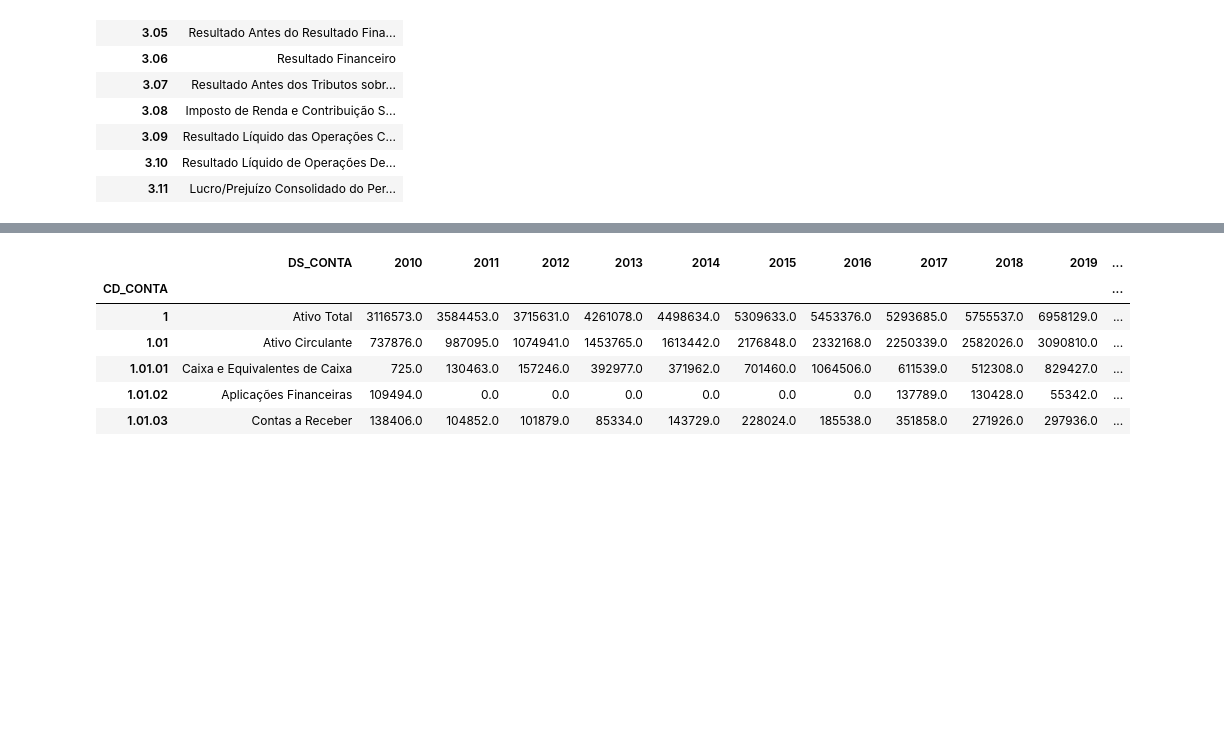
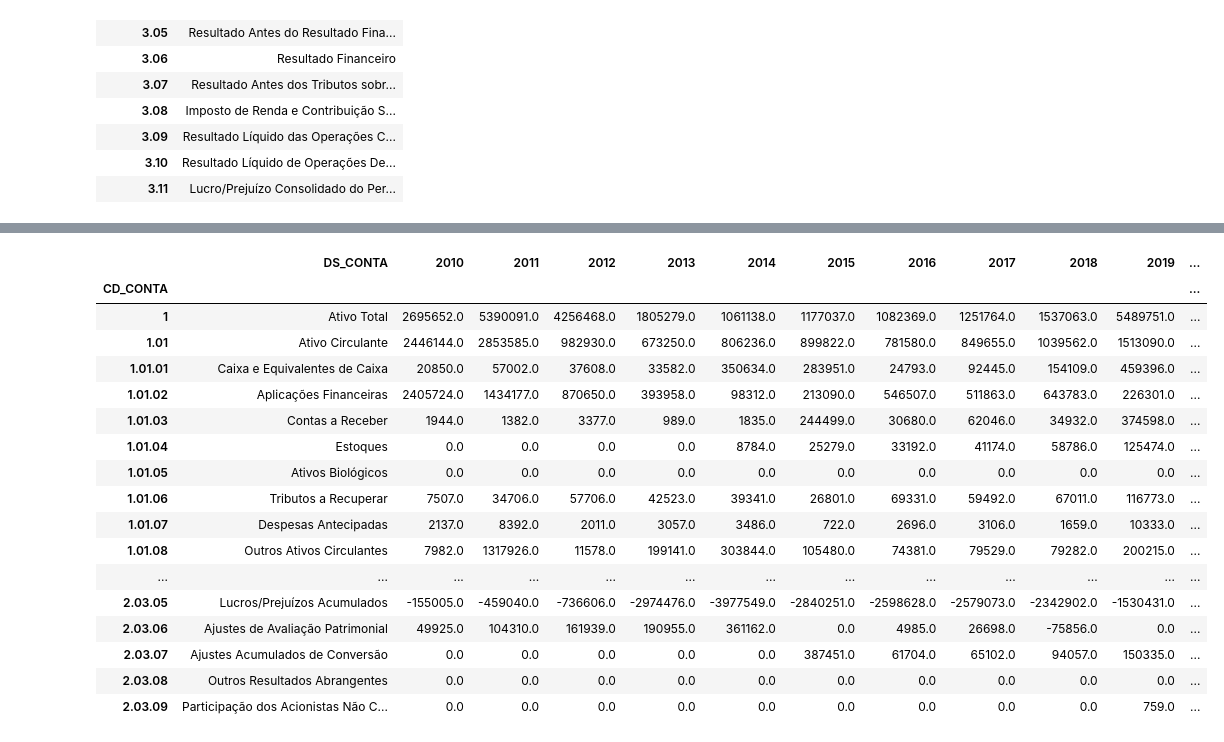
Before and after one commit to ggarmatter/Extrai-dados-CVM, a Jupyter notebook: Extrai dados CVM.ipynb, the cells around one changed output, grey strips where cells are left out. Cells and saved outputs as stored; diff of their text form; code cells hidden in the pictures; blank space fills up the shorter version.

```diff
--- a/Extrai dados CVM.ipynb
+++ b/Extrai dados CVM.ipynb
@@ -190,7 +187,7 @@ ITR DFC_MI_ind processado
 shutil.rmtree(f'{diretorio}/Data/temp')
 # %%
 #cria lista de empresas
-lista_empresas = pd.read_csv(f"./Data/processados/dfp_cia_aberta_BPA_{tipo}_{year_0}-{year}.csv", header=0, sep=",")[["DENOM_CIA", 'CD_CVM']].drop_duplicates()
+lista_empresas = pd.read_csv(f"./Data/processados/dfp_cia_aberta_BPA_{tipo}_{year_0}-{year}.csv", header=0, sep=",", encoding= "latin1")[["DENOM_CIA", 'CD_CVM']].drop_duplicates()
 lista_empresas.head()
 #lista_empresas.to_excel("lista_empresas.xlsx")
 # %% [output]
@@ -202,6 +199,7 @@ lista_empresas.head()
 | 393 | VBC ENERGIA SA | 14540 |
 # %%
 #busca codigo CVM e denominação da empresa desejada
+busca = "petro rio"
 empresa = lista_empresas[lista_empresas['DENOM_CIA'].str.contains(busca, case=False)]
 empresa
 # %% [output]
@@ -216,7 +214,7 @@ denom_cia, cd_cvm
 # %%
 # junta os dados anuais com trimestrais para pegar o DRE
-dre = pd.concat([pd.read_csv(f'./Data/processados/dfp_cia_aberta_DRE_{tipo}_{year_0}-{year}.csv'),
-                 pd.read_csv(f'./Data/processados/itr_cia_aberta_DRE_{tipo}_{year_0_tri}-{year}.csv')],
+dre = pd.concat([pd.read_csv(f'./Data/processados/dfp_cia_aberta_DRE_{tipo}_{year_0}-{year}.csv', encoding="latin1"),
+                 pd.read_csv(f'./Data/processados/itr_cia_aberta_DRE_{tipo}_{year_0_tri}-{year}.csv', encoding="latin1")],
                ignore_index=True).drop_duplicates()
 # filtra só para empresa que eu quero e para "último" para não ter dado duplicado
 dre = dre[((dre["DENOM_CIA"]==denom_cia) & (dre["ORDEM_EXERC"]=="ÚLTIMO"))].reset_index(drop=True)
@@ -285,10 +283,10 @@ resultado_dre
 11 rows × 22 columns
 # %%
 # junta os dados anuais com trimestrais para pegar o BP
-bp_dados = pd.concat([pd.read_csv(f'./Data/processados/dfp_cia_aberta_BPA_{tipo}_{year_0}-{year}.csv'),
-                 pd.read_csv(f'./Data/processados/itr_cia_aberta_BPA_{tipo}_{year_0_tri}-{year}.csv'),
-                      pd.read_csv(f'./Data/processados/dfp_cia_aberta_BPP_{tipo}_{year_0}-{year}.csv'),
-                 pd.read_csv(f'./Data/processados/itr_cia_aberta_BPP_{tipo}_{year_0_tri}-{year}.csv')],
+bp_dados = pd.concat([pd.read_csv(f'./Data/processados/dfp_cia_aberta_BPA_{tipo}_{year_0}-{year}.csv', encoding="latin1"),
+                 pd.read_csv(f'./Data/processados/itr_cia_aberta_BPA_{tipo}_{year_0_tri}-{year}.csv', encoding="latin1"),
+                      pd.read_csv(f'./Data/processados/dfp_cia_aberta_BPP_{tipo}_{year_0}-{year}.csv', encoding="latin1"),
+                 pd.read_csv(f'./Data/processados/itr_cia_aberta_BPP_{tipo}_{year_0_tri}-{year}.csv', encoding="latin1")],
                ignore_index=True).drop_duplicates()
 # filtra só para empresa que eu quero e para "último" para não ter dado duplicado
 bp_dados = bp_dados[((bp_dados["DENOM_CIA"]==denom_cia) & (bp_dados["ORDEM_EXERC"]=="ÚLTIMO"))].reset_index(drop=True)
@@ -325,24 +334,35 @@ resultado_bp.head()
 # %%
 # poe os resultados anuais e trimestrais do DRE na planilha resultado_dre
 for ano in range(year_0, year+1): # pra todos os anos
     # essas listas no for são pra ele pegar a data base correta pra cada trimestre e nomear a coluna conforme o trimestre.
     # tri_fim = 06 resulta em dados do 2T, que sempre começam no mes 4 e acabam no ultimo dia do mês 6
     # no último valor uso do mês 01 até 12, que pega os dados anuais.
     # Deixo sem nada no último valor de nome_tri pra ficar só o ano no nome da coluna anual
     for tri_fim, nome_tri in zip(["03", "06", "09", "12"], ["1T", "2T", "3T", ""]):
         resultado_bp = resultado_bp.join((bp_dados[(bp_dados.DT_FIM_EXERC.str.contains(f"{ano}-{tri_fim}-3")) &
                                                 (bp_dados.CD_CONTA.str.match(r"^(.{0,7})$"))][["CD_CONTA", "VL_CONTA"]].set_index("CD_CONTA").rename(columns={"VL_CONTA": f"{nome_tri}{ano}"})))
 # o for resulta em colunas de NaN pros anos que não tem dados, removo a coluna inteira quando tem um NaN nela.
 # Isso pode dar problema se estiver faltando apenas um dado para algum ano/tri, pois vai remover o ano/tri inteiro.
 # Não sei se ocorre isso na prática, vamos ver.
 resultado_bp.dropna(axis=1, inplace=True)
 resultado_bp.to_csv(f"./Resultados/{denom_cia}_BP.csv", decimal=",", encoding= "utf_32") # salva em um csv
-resultado_bp.head()
+resultado_bp
 # %% [output]
 |  | DS_CONTA | 2010 | 2011 | 2012 | 2013 | 2014 | 2015 | 2016 | 2017 | 2018 | 2019 | ... |
 | CD_CONTA |  |  |  |  |  |  |  |  |  |  |  | ... |
-| 1 | Ativo Total | 3116573.0 | 3584453.0 | 3715631.0 | 4261078.0 | 4498634.0 | 5309633.0 | 5453376.0 | 5293685.0 | 5755537.0 | 6958129.0 | ... |
-| 1.01 | Ativo Circulante | 737876.0 | 987095.0 | 1074941.0 | 1453765.0 | 1613442.0 | 2176848.0 | 2332168.0 | 2250339.0 | 2582026.0 | 3090810.0 | ... |
-| 1.01.01 | Caixa e Equivalentes de Caixa | 725.0 | 130463.0 | 157246.0 | 392977.0 | 371962.0 | 701460.0 | 1064506.0 | 611539.0 | 512308.0 | 829427.0 | ... |
-| 1.01.02 | Aplicações Financeiras | 109494.0 | 0.0 | 0.0 | 0.0 | 0.0 | 0.0 | 0.0 | 137789.0 | 130428.0 | 55342.0 | ... |
-| 1.01.03 | Contas a Receber | 138406.0 | 104852.0 | 101879.0 | 85334.0 | 143729.0 | 228024.0 | 185538.0 | 351858.0 | 271926.0 | 297936.0 | ... |
+| 1 | Ativo Total | 2695652.0 | 5390091.0 | 4256468.0 | 1805279.0 | 1061138.0 | 1177037.0 | 1082369.0 | 1251764.0 | 1537063.0 | 5489751.0 | ... |
+| 1.01 | Ativo Circulante | 2446144.0 | 2853585.0 | 982930.0 | 673250.0 | 806236.0 | 899822.0 | 781580.0 | 849655.0 | 1039562.0 | 1513090.0 | ... |
+| 1.01.01 | Caixa e Equivalentes de Caixa | 20850.0 | 57002.0 | 37608.0 | 33582.0 | 350634.0 | 283951.0 | 24793.0 | 92445.0 | 154109.0 | 459396.0 | ... |
+| 1.01.02 | Aplicações Financeiras | 2405724.0 | 1434177.0 | 870650.0 | 393958.0 | 98312.0 | 213090.0 | 546507.0 | 511863.0 | 643783.0 | 226301.0 | ... |
+| 1.01.03 | Contas a Receber | 1944.0 | 1382.0 | 3377.0 | 989.0 | 1835.0 | 244499.0 | 30680.0 | 62046.0 | 34932.0 | 374598.0 | ... |
+| 1.01.04 | Estoques | 0.0 | 0.0 | 0.0 | 0.0 | 8784.0 | 25279.0 | 33192.0 | 41174.0 | 58786.0 | 125474.0 | ... |
+| 1.01.05 | Ativos Biológicos | 0.0 | 0.0 | 0.0 | 0.0 | 0.0 | 0.0 | 0.0 | 0.0 | 0.0 | 0.0 | ... |
+| 1.01.06 | Tributos a Recuperar | 7507.0 | 34706.0 | 57706.0 | 42523.0 | 39341.0 | 26801.0 | 69331.0 | 59492.0 | 67011.0 | 116773.0 | ... |
+| 1.01.07 | Despesas Antecipadas | 2137.0 | 8392.0 | 2011.0 | 3057.0 | 3486.0 | 722.0 | 2696.0 | 3106.0 | 1659.0 | 10333.0 | ... |
+| 1.01.08 | Outros Ativos Circulantes | 7982.0 | 1317926.0 | 11578.0 | 199141.0 | 303844.0 | 105480.0 | 74381.0 | 79529.0 | 79282.0 | 200215.0 | ... |
+| ... | ... | ... | ... | ... | ... | ... | ... | ... | ... | ... | ... | ... |
+| 2.03.05 | Lucros/Prejuízos Acumulados | -155005.0 | -459040.0 | -736606.0 | -2974476.0 | -3977549.0 | -2840251.0 | -2598628.0 | -2579073.0 | -2342902.0 | -1530431.0 | ... |
+| 2.03.06 | Ajustes de Avaliação Patrimonial | 49925.0 | 104310.0 | 161939.0 | 190955.0 | 361162.0 | 0.0 | 4985.0 | 26698.0 | -75856.0 | 0.0 | ... |
+| 2.03.07 | Ajustes Acumulados de Conversão | 0.0 | 0.0 | 0.0 | 0.0 | 0.0 | 387451.0 | 61704.0 | 65102.0 | 94057.0 | 150335.0 | ... |
+| 2.03.08 | Outros Resultados Abrangentes | 0.0 | 0.0 | 0.0 | 0.0 | 0.0 | 0.0 | 0.0 | 0.0 | 0.0 | 0.0 | ... |
+| 2.03.09 | Participação dos Acionistas Não C... | 0.0 | 0.0 | 0.0 | 0.0 | 0.0 | 0.0 | 0.0 | 0.0 | 0.0 | 759.0 | ... |
```
Also changed, not shown: parts of 7 cells of this notebook, 1 other file.
